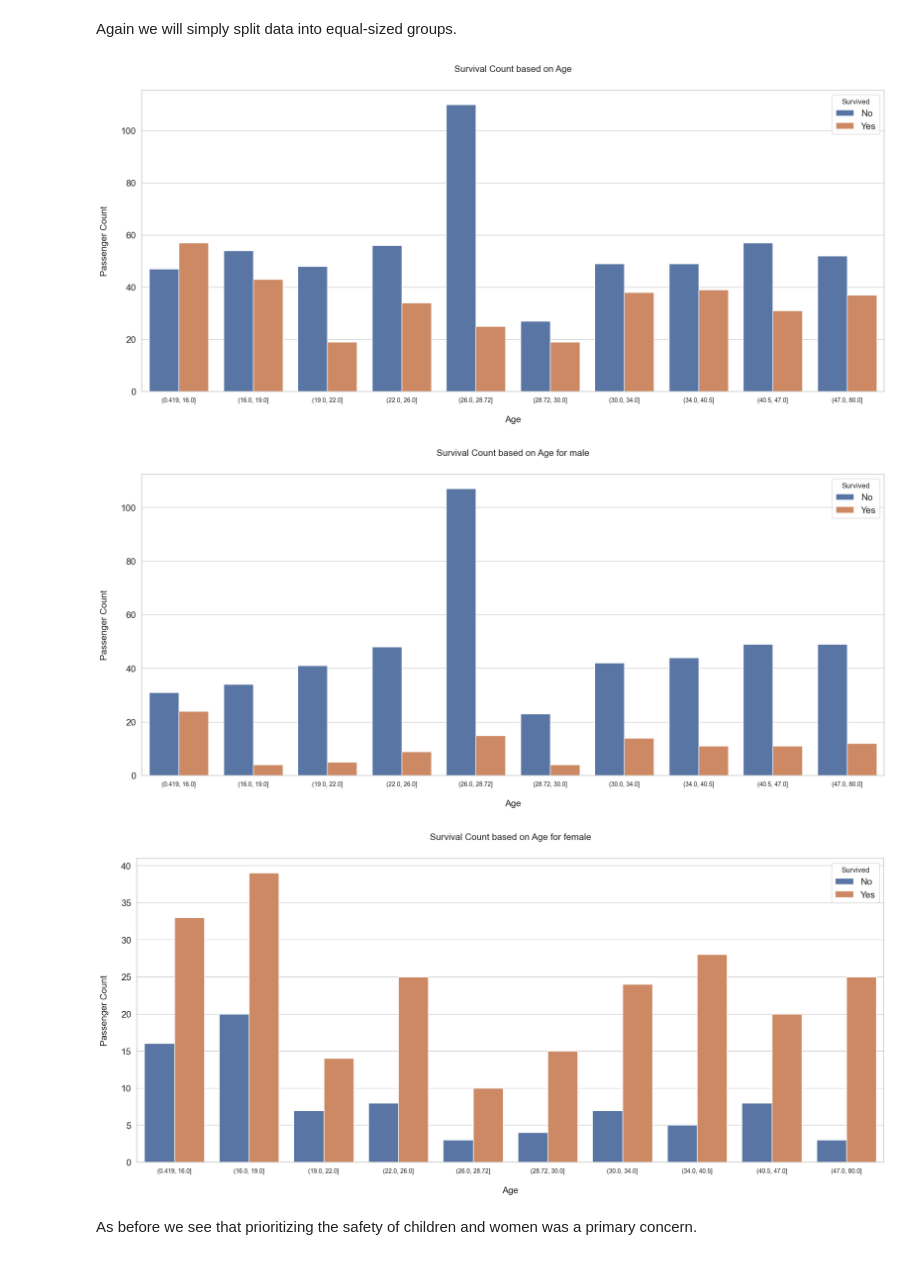
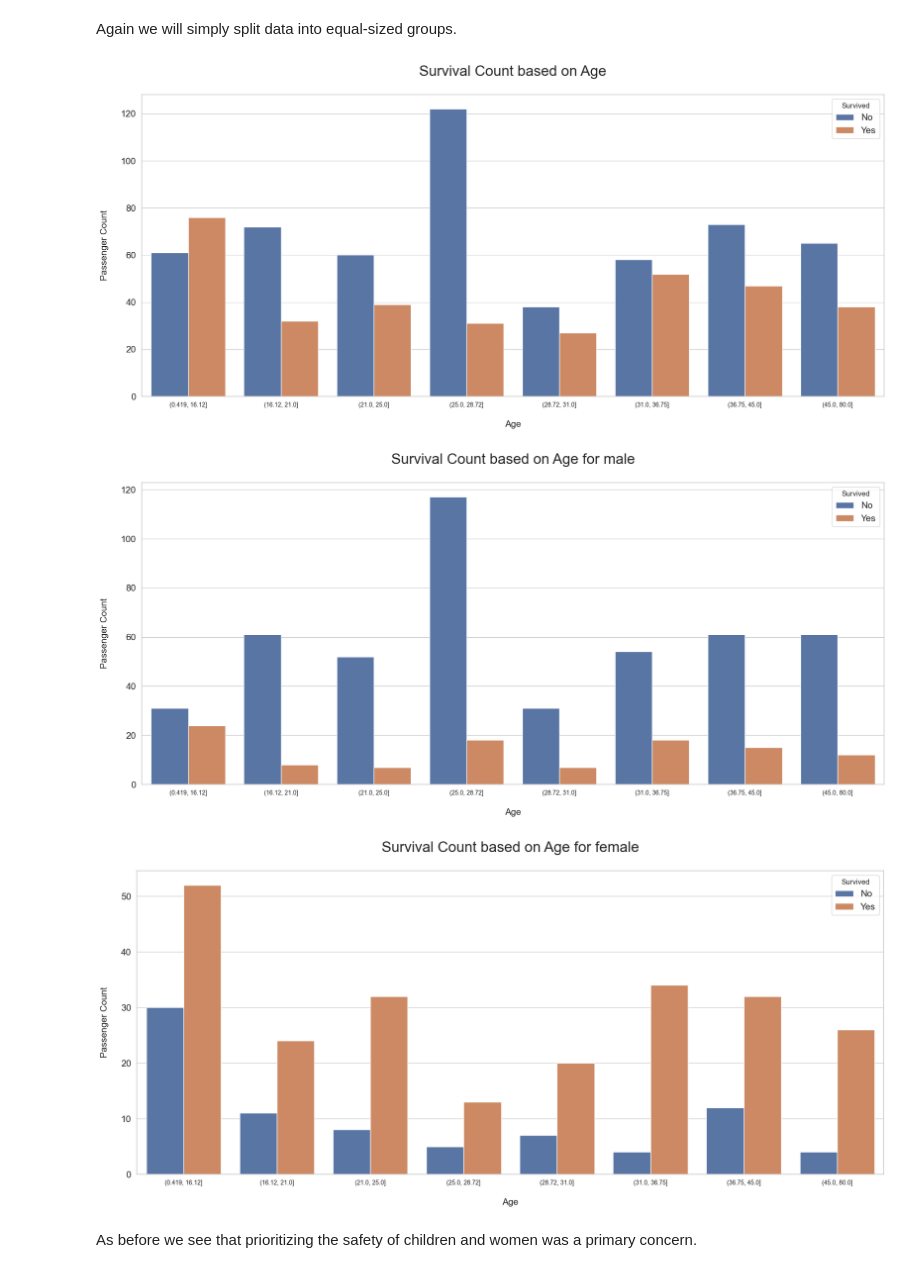
Before and after one commit to BuddyBent/Titanic, a Jupyter notebook: Titanic.ipynb, the cells around one changed output. Cells and saved outputs as stored; diff of their text form; code cells hidden in the pictures.

```diff
--- a/Titanic.ipynb
+++ b/Titanic.ipynb
@@ -922,4 +930,4 @@ Binning continuous features is a technique used in data analysis and machine lea
 # %% [markdown]
 #### **Fare**
 # %%
-train["Fare_Binned"] = pd.qcut(train["Fare"], 13)
+train["Fare_Binned"] = pd.qcut(train["Fare"], 8)
@@ -949,6 +1004,6 @@ for gender in train["Sex"].unique():
     plt.tick_params(axis="y", labelsize=15)
 
     plt.legend(["No", "Yes"], title="Survived", loc="upper right", prop={"size": 15})
-    plt.title(f"Survival Count based on Fare for {gender}", size=15, y=1.05)
+    plt.title(f"Survival Count based on Fare for {gender}", size=24, y=1.05)
     plt.show()
 # %% [output]
@@ -961,7 +1016,7 @@ Fare, which closely relates to Passenger Class, unsurprisingly yields similar ob
 # %% [markdown]
  Again we will simply split data into equal-sized groups.
 # %%
-train["Age_Binned"] = pd.qcut(train["Age"], 10)
+train["Age_Binned"] = pd.qcut(train["Age"], 8)
 # %%
 fig, axs = plt.subplots(figsize=(22, 9))
 sns.countplot(x="Age_Binned", hue="Survived", data=train)
@@ -972,27 +1027,27 @@ plt.tick_params(axis="x", labelsize=10)
 plt.tick_params(axis="y", labelsize=15)
 
 plt.legend(["No", "Yes"], title="Survived", loc="upper right", prop={"size": 15})
-plt.title("Survival Count based on Age", size=15, y=1.05)
+plt.title("Survival Count based on Age", size=24, y=1.05)
 
 plt.show()
 # %% [output]
-[figure, old version]
+[figure, new version]
 # %%
 for gender in train["Sex"].unique():
     fig, axs = plt.subplots(figsize=(22, 9))
     sns.countplot(x="Age_Binned", hue="Survived", data=train[train["Sex"] == gender])
 
     plt.xlabel("Age", size=15, labelpad=20)
     plt.ylabel("Passenger Count", size=15, labelpad=20)
     plt.tick_params(axis="x", labelsize=10)
     plt.tick_params(axis="y", labelsize=15)
 
     plt.legend(["No", "Yes"], title="Survived", loc="upper right", prop={"size": 15})
-    plt.title(f"Survival Count based on Age for {gender}", size=15, y=1.05)
+    plt.title(f"Survival Count based on Age for {gender}", size=24, y=1.05)
     plt.show()
 # %% [output]
-[figure, old version]
+[figure, new version]
-[figure, old version]
+[figure, new version]
 # %% [markdown]
 As before we see that prioritizing the safety of children and women was a primary concern.
 # %% [markdown]
```
Also changed, not shown: parts of 18 cells of this notebook.
